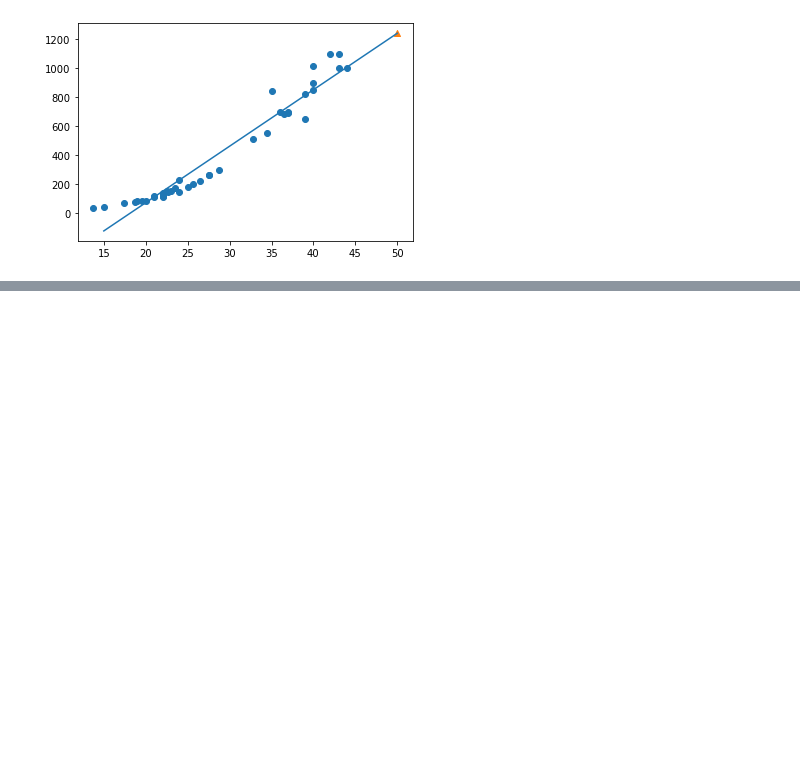
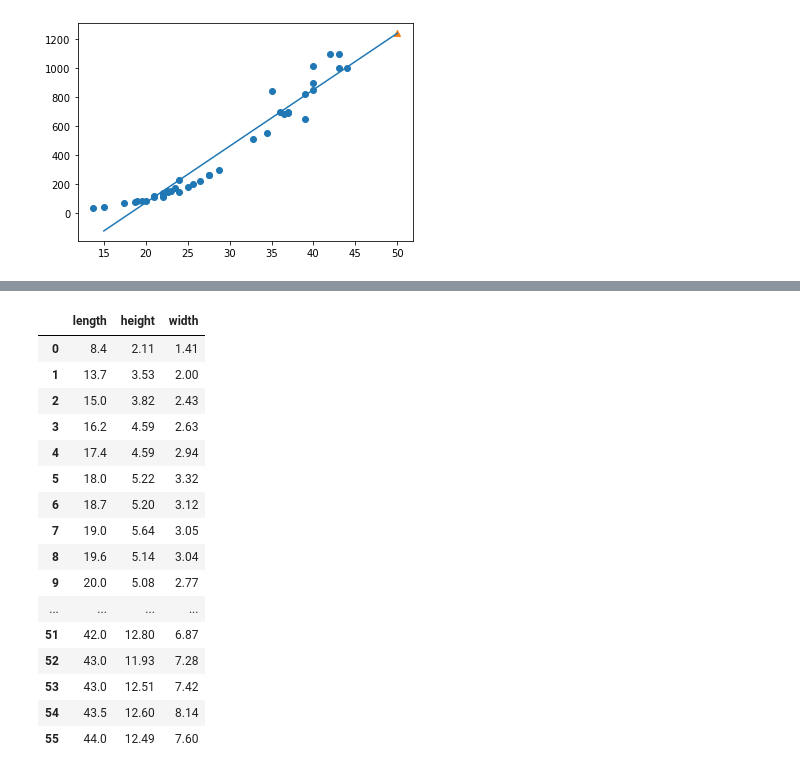
Before and after one commit to 0looo/Bigdata_python, a Jupyter notebook: machine_learning/혼자하는 머신러닝딥러닝/ch3.ipynb, the cells around one changed output, grey strips where cells are left out. Cells and saved outputs as stored; diff of their text form; code cells hidden in the pictures; blank space fills up the shorter version.

```diff
--- a/machine_learning/혼자하는 머신러닝딥러닝/ch3.ipynb
+++ b/machine_learning/혼자하는 머신러닝딥러닝/ch3.ipynb
@@ -127,0 +171,21 @@ plt.scatter(50, 1241.8, marker='^')
+# %%
+df = pd.read_csv('https://bit.ly/perch_csv')
+df
+# %% [output]
+|  | length | height | width |
+| 0 | 8.4 | 2.11 | 1.41 |
+| 1 | 13.7 | 3.53 | 2.00 |
+| 2 | 15.0 | 3.82 | 2.43 |
+| 3 | 16.2 | 4.59 | 2.63 |
+| 4 | 17.4 | 4.59 | 2.94 |
+| 5 | 18.0 | 5.22 | 3.32 |
+| 6 | 18.7 | 5.20 | 3.12 |
+| 7 | 19.0 | 5.64 | 3.05 |
+| 8 | 19.6 | 5.14 | 3.04 |
+| 9 | 20.0 | 5.08 | 2.77 |
+| ... | ... | ... | ... |
+| 51 | 42.0 | 12.80 | 6.87 |
+| 52 | 43.0 | 11.93 | 7.28 |
+| 53 | 43.0 | 12.51 | 7.42 |
+| 54 | 43.5 | 12.60 | 8.14 |
+| 55 | 44.0 | 12.49 | 7.60 |
```
Also changed, not shown: parts of 23 cells of this notebook.
